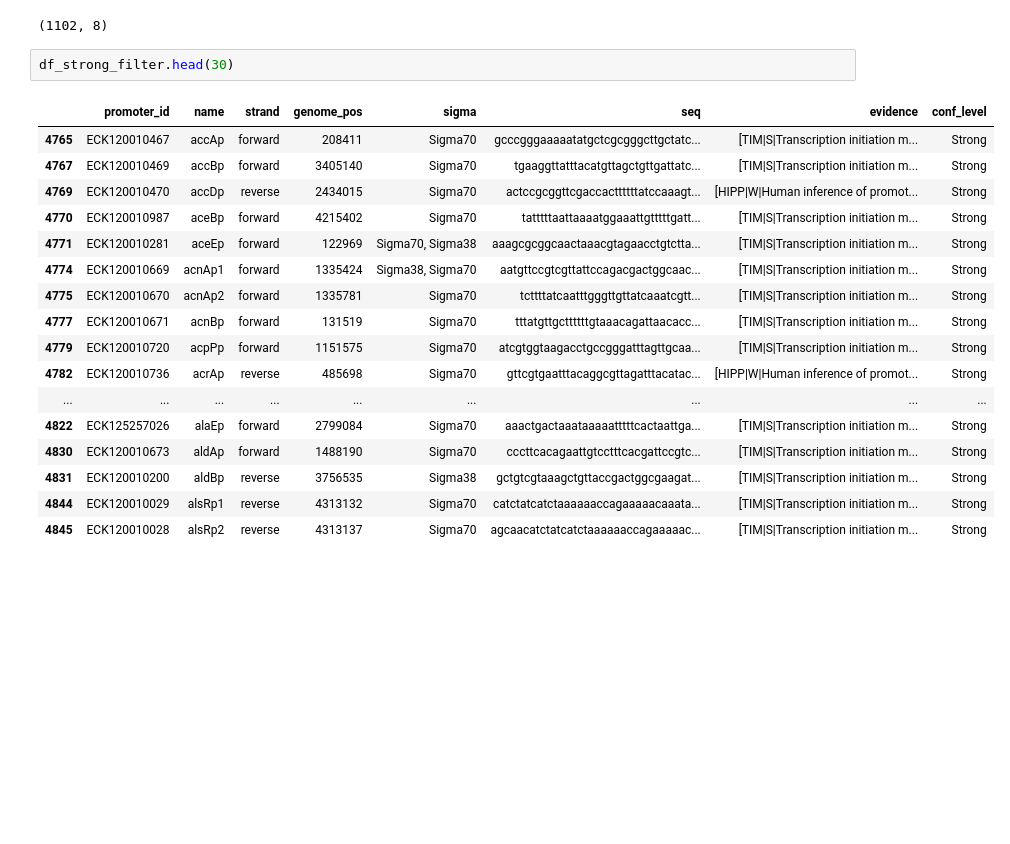
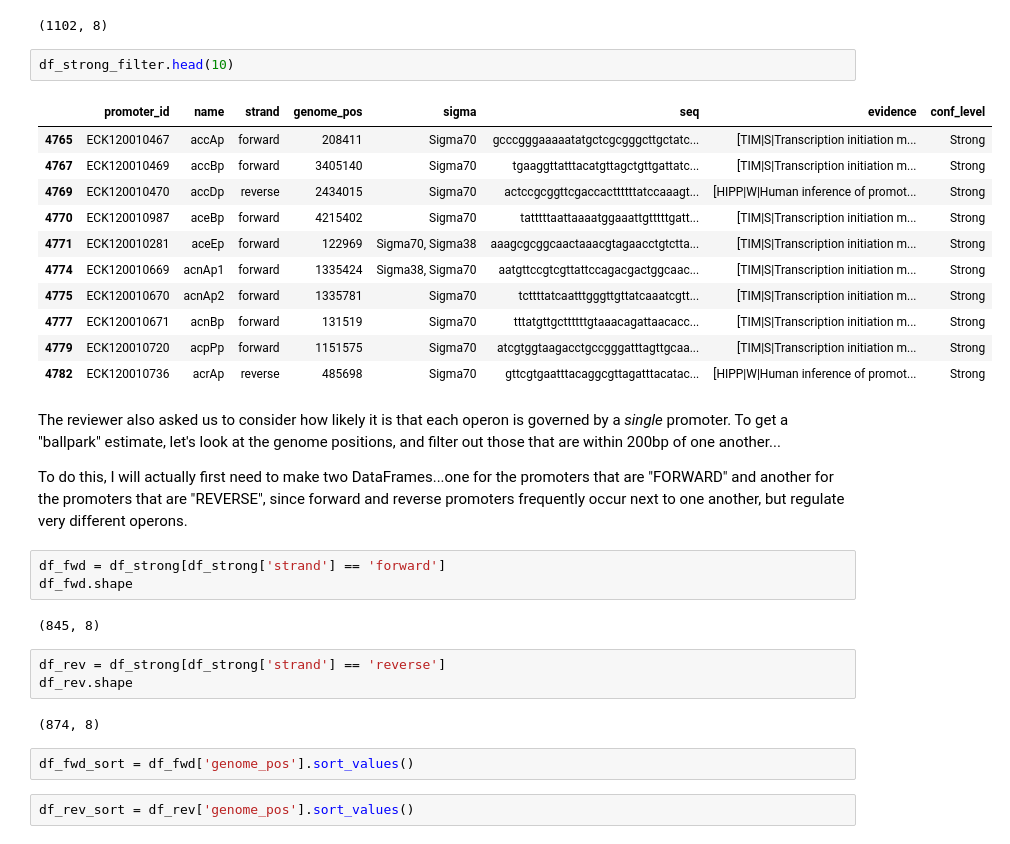
Before and after one commit to RPGroup-PBoC/RegSeq, a Jupyter notebook: PromoterSet_exploratory.ipynb, the cells around one changed output. Drawn from its saved outputs; the diff is of its cells as text; blank space fills up the shorter version.

Commit message:
updates to exploratory PromoterSet

```diff
--- a/PromoterSet_exploratory.ipynb
+++ b/PromoterSet_exploratory.ipynb
@@ -130,22 +135,34 @@ df_strong_filter.shape
 # %% [output]
 (1102, 8)
 # %%
-df_strong_filter.head(30)
+df_strong_filter.head(10)
 # %% [output]
 |  | promoter_id | name | strand | genome_pos | sigma | seq | evidence | conf_level |
 | 4765 | ECK120010467 | accAp | forward | 208411 | Sigma70 | gcccgggaaaaatatgctcgcgggcttgctatc... | [TIM|S|Transcription initiation m... | Strong |
 | 4767 | ECK120010469 | accBp | forward | 3405140 | Sigma70 | tgaaggttatttacatgttagctgttgattatc... | [TIM|S|Transcription initiation m... | Strong |
 | 4769 | ECK120010470 | accDp | reverse | 2434015 | Sigma70 | actccgcggttcgaccacttttttatccaaagt... | [HIPP|W|Human inference of promot... | Strong |
 | 4770 | ECK120010987 | aceBp | forward | 4215402 | Sigma70 | tatttttaattaaaatggaaattgtttttgatt... | [TIM|S|Transcription initiation m... | Strong |
 | 4771 | ECK120010281 | aceEp | forward | 122969 | Sigma70, Sigma38 | aaagcgcggcaactaaacgtagaacctgtctta... | [TIM|S|Transcription initiation m... | Strong |
 | 4774 | ECK120010669 | acnAp1 | forward | 1335424 | Sigma38, Sigma70 | aatgttccgtcgttattccagacgactggcaac... | [TIM|S|Transcription initiation m... | Strong |
 | 4775 | ECK120010670 | acnAp2 | forward | 1335781 | Sigma70 | tcttttatcaatttgggttgttatcaaatcgtt... | [TIM|S|Transcription initiation m... | Strong |
 | 4777 | ECK120010671 | acnBp | forward | 131519 | Sigma70 | tttatgttgcttttttgtaaacagattaacacc... | [TIM|S|Transcription initiation m... | Strong |
 | 4779 | ECK120010720 | acpPp | forward | 1151575 | Sigma70 | atcgtggtaagacctgccgggatttagttgcaa... | [TIM|S|Transcription initiation m... | Strong |
 | 4782 | ECK120010736 | acrAp | reverse | 485698 | Sigma70 | gttcgtgaatttacaggcgttagatttacatac... | [HIPP|W|Human inference of promot... | Strong |
-| ... | ... | ... | ... | ... | ... | ... | ... | ... |
-| 4822 | ECK125257026 | alaEp | forward | 2799084 | Sigma70 | aaactgactaaataaaaatttttcactaattga... | [TIM|S|Transcription initiation m... | Strong |
-| 4830 | ECK120010673 | aldAp | forward | 1488190 | Sigma70 | cccttcacagaattgtcctttcacgattccgtc... | [TIM|S|Transcription initiation m... | Strong |
-| 4831 | ECK120010200 | aldBp | reverse | 3756535 | Sigma38 | gctgtcgtaaagctgttaccgactggcgaagat... | [TIM|S|Transcription initiation m... | Strong |
-| 4844 | ECK120010029 | alsRp1 | reverse | 4313132 | Sigma70 | catctatcatctaaaaaaccagaaaaacaaata... | [TIM|S|Transcription initiation m... | Strong |
-| 4845 | ECK120010028 | alsRp2 | reverse | 4313137 | Sigma70 | agcaacatctatcatctaaaaaaccagaaaaac... | [TIM|S|Transcription initiation m... | Strong |
+# %% [markdown]
+The reviewer also asked us to consider how likely it is that each operon is governed by a _single_ promoter. To get a "ballpark" estimate, let's look at the genome positions, and filter out those that are within 200bp of one another...
+
+To do this, I will actually first need to make two DataFrames...one for the promoters that are "FORWARD" and another for the promoters that are "REVERSE", since forward and reverse promoters frequently occur next to one another, but regulate very different operons.
+# %%
+df_fwd = df_strong[df_strong['strand'] == 'forward']
+df_fwd.shape
+# %% [output]
+(845, 8)
+# %%
+df_rev = df_strong[df_strong['strand'] == 'reverse']
+df_rev.shape
+# %% [output]
+(874, 8)
+# %%
+df_fwd_sort = df_fwd['genome_pos'].sort_values()
+# %%
+df_rev_sort = df_rev['genome_pos'].sort_values()
```
Also changed, not shown: parts of 11 cells of this notebook.
